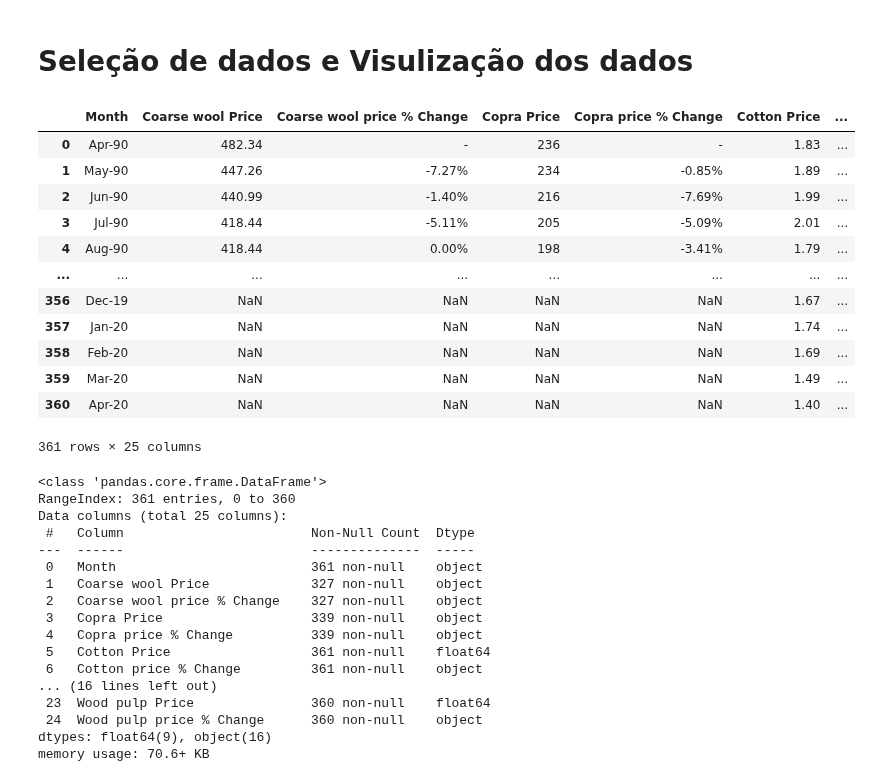
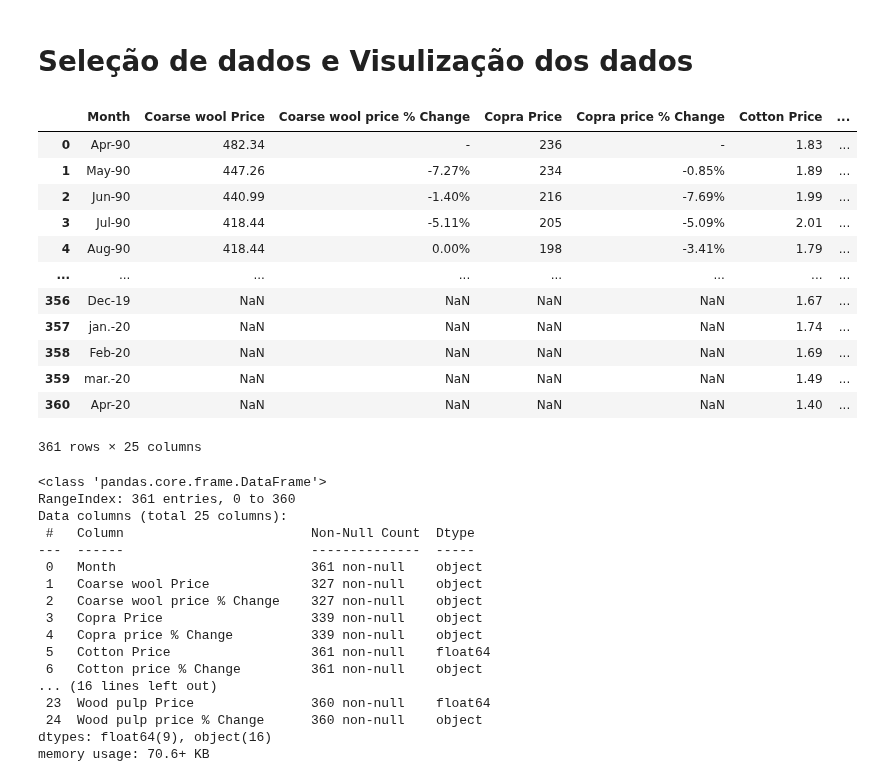
Before and after one commit to Ryan-S-S/Monitoria, a Jupyter notebook: Técnicas de Aprendizagem Diversas/KDD/KDD.ipynb, the cells around one changed output. Cells and saved outputs as stored; diff of their text form; code cells hidden in the pictures.

Commit message:
Corrigindo o dataset agricultural_raw_material

```diff
--- a/Técnicas de Aprendizagem Diversas/KDD/KDD.ipynb
+++ b/Técnicas de Aprendizagem Diversas/KDD/KDD.ipynb
@@ -35,22 +35,22 @@ Requirement already satisfied: six>=1.5 in c:\users\pc\documents\clones\monitori
 # %% [markdown]
 # **Seleção** de dados e Visulização dos dados
-# %%
-df = pd.read_csv('../../Datasets/agricultural_raw_material.csv')
-df
-# %% [output]
-|  | Month | Coarse wool Price | Coarse wool price % Change | Copra Price | Copra price % Change | Cotton Price | ... |
-| 0 | Apr-90 | 482.34 | - | 236 | - | 1.83 | ... |
-| 1 | May-90 | 447.26 | -7.27% | 234 | -0.85% | 1.89 | ... |
-| 2 | Jun-90 | 440.99 | -1.40% | 216 | -7.69% | 1.99 | ... |
-| 3 | Jul-90 | 418.44 | -5.11% | 205 | -5.09% | 2.01 | ... |
-| 4 | Aug-90 | 418.44 | 0.00% | 198 | -3.41% | 1.79 | ... |
-| ... | ... | ... | ... | ... | ... | ... | ... |
-| 356 | Dec-19 | NaN | NaN | NaN | NaN | 1.67 | ... |
-| 357 | Jan-20 | NaN | NaN | NaN | NaN | 1.74 | ... |
-| 358 | Feb-20 | NaN | NaN | NaN | NaN | 1.69 | ... |
-| 359 | Mar-20 | NaN | NaN | NaN | NaN | 1.49 | ... |
-| 360 | Apr-20 | NaN | NaN | NaN | NaN | 1.40 | ... |
-361 rows × 25 columns
+# %%
+df = pd.read_csv('https://docs.google.com/spreadsheets/d/e/2PACX-1vREo_FDARiSgtYeAOLwBa79A7-TdW8BDExSpKofA168Q2z65xn3lZr4WOFOk0zpgpi7EvS0t_M8dBCt/pub?gid=327231942&single=true&output=csv')
+df
+# %% [output]
+|  | Month | Coarse wool Price | Coarse wool price % Change | Copra Price | Copra price % Change | Cotton Price | ... |
+| 0 | Apr-90 | 482.34 | - | 236 | - | 1.83 | ... |
+| 1 | May-90 | 447.26 | -7.27% | 234 | -0.85% | 1.89 | ... |
+| 2 | Jun-90 | 440.99 | -1.40% | 216 | -7.69% | 1.99 | ... |
+| 3 | Jul-90 | 418.44 | -5.11% | 205 | -5.09% | 2.01 | ... |
+| 4 | Aug-90 | 418.44 | 0.00% | 198 | -3.41% | 1.79 | ... |
+| ... | ... | ... | ... | ... | ... | ... | ... |
+| 356 | Dec-19 | NaN | NaN | NaN | NaN | 1.67 | ... |
+| 357 | jan.-20 | NaN | NaN | NaN | NaN | 1.74 | ... |
+| 358 | Feb-20 | NaN | NaN | NaN | NaN | 1.69 | ... |
+| 359 | mar.-20 | NaN | NaN | NaN | NaN | 1.49 | ... |
+| 360 | Apr-20 | NaN | NaN | NaN | NaN | 1.40 | ... |
+361 rows × 25 columns
 # %%
 # Visualizando o conjunto de dados do dataframe
 df.info()
```
Also changed, not shown: parts of 9 cells of this notebook.
